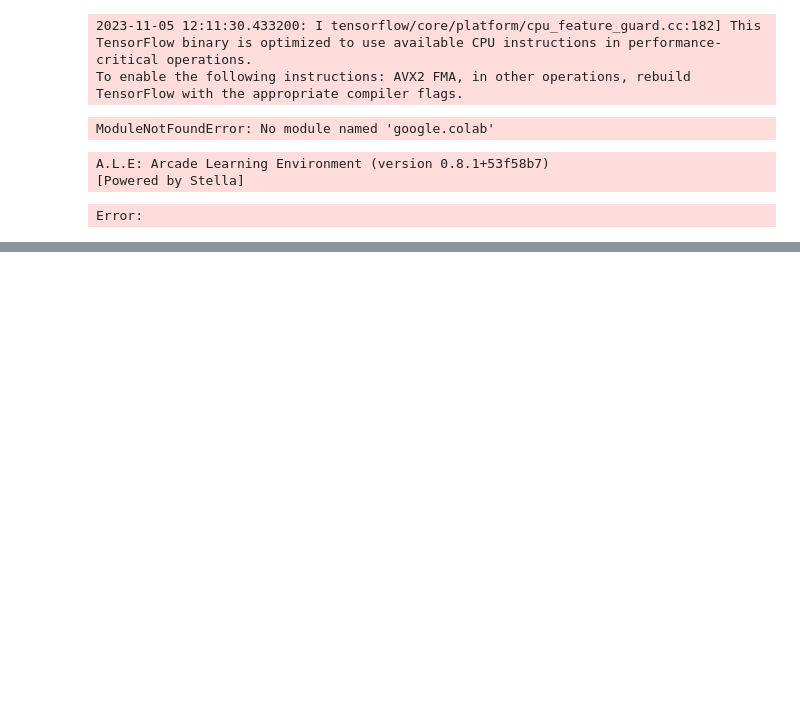
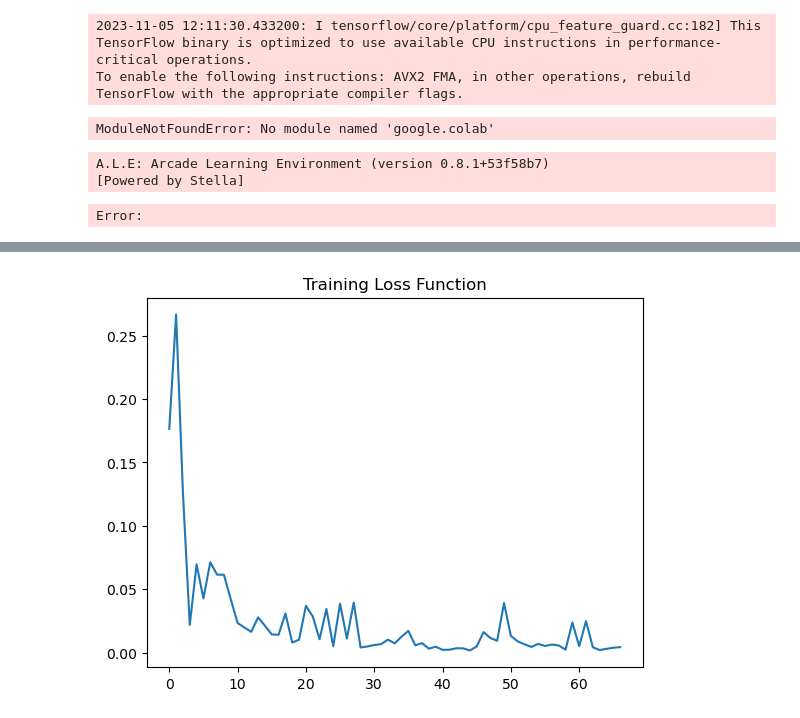
Before and after one commit to UBH-Fall2023/ubh-fall2023-keiferms3, a Jupyter notebook: base_atari.ipynb, the cells around one changed output, grey strips where cells are left out. Saved outputs shown, nothing was run; the diff lists cells and outputs as text; code cells hidden in the pictures; blank space fills up the shorter version.

```diff
--- a/base_atari.ipynb
+++ b/base_atari.ipynb
@@ -564,3 +574,9 @@ Error:
+# %%
+plt.title('Training Loss Function')
+plt.plot(s['loss'])
+plt.show()
+# %% [output]
+[figure, added]
 # %%
 def q_learning(self, current_position, enochs, epsilon, gamma):
   history = Agent_memory()
```
Also changed, not shown: parts of 1 cell of this notebook.
